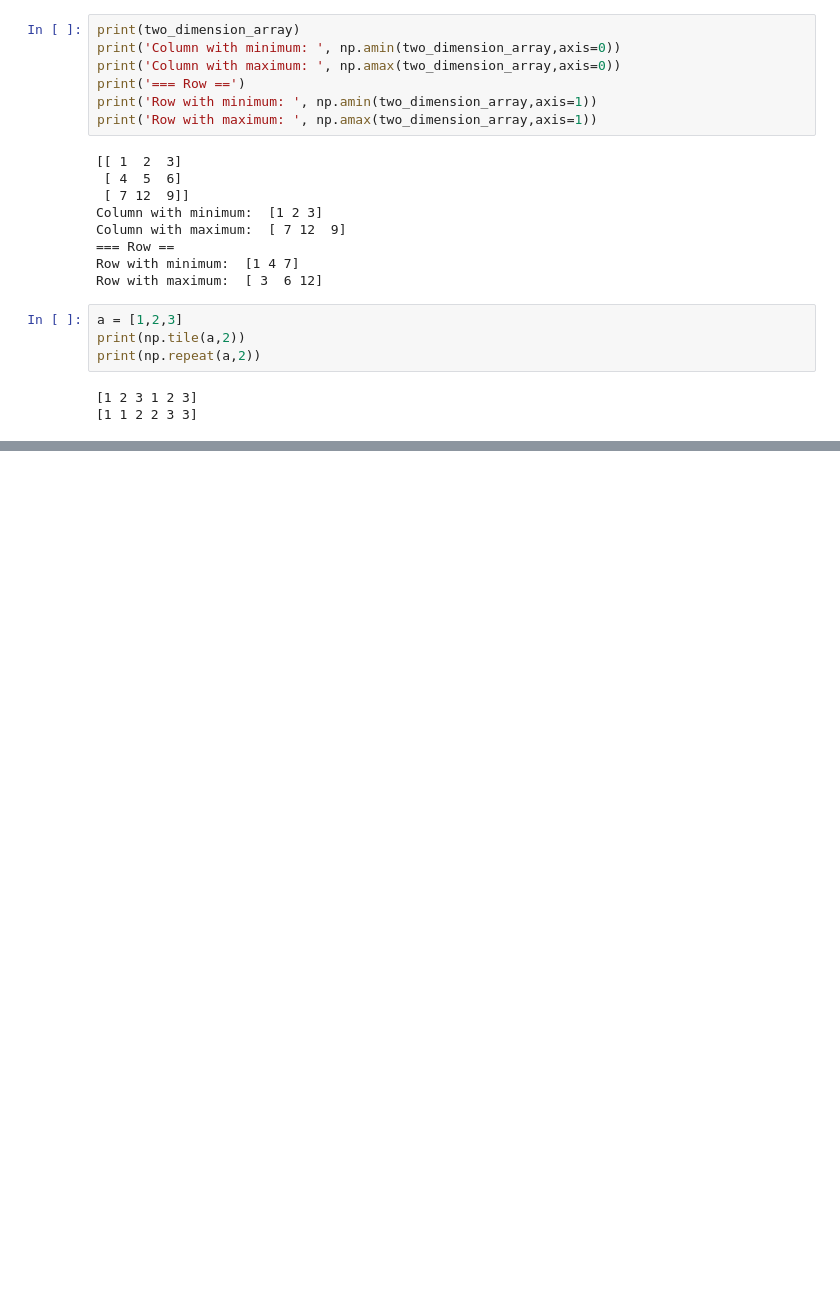
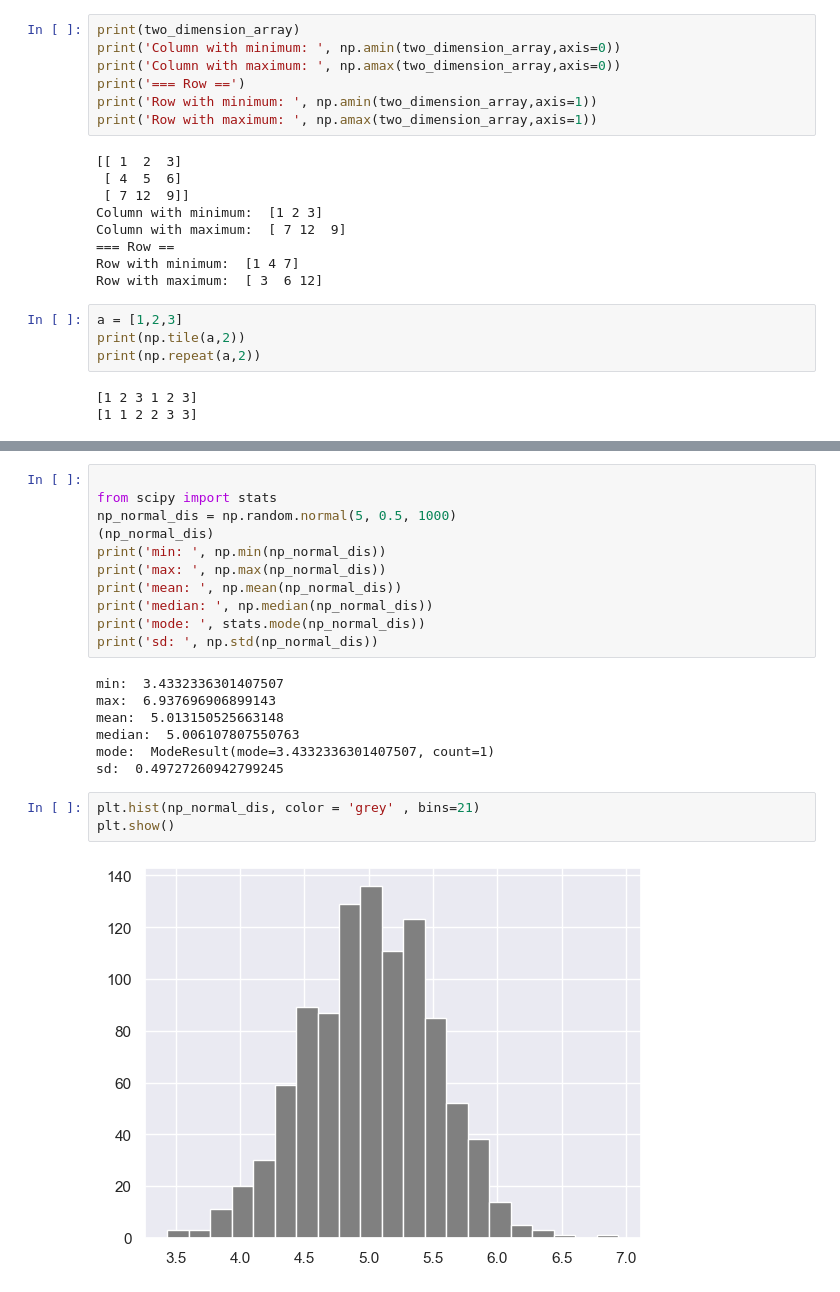
Before and after one commit to Edboch/30-days-of-python, a Jupyter notebook: Day24/stats.ipynb, the cells around one changed output, grey strips where cells are left out. Saved outputs shown, nothing was run; the diff lists cells and outputs as text; blank space fills up the shorter version.

```diff
--- a/Day24/stats.ipynb
+++ b/Day24/stats.ipynb
@@ -456,0 +477,23 @@ print(np.random.choice(['a','e','i','o','u'],size=10))
+# %%
+
+from scipy import stats
+np_normal_dis = np.random.normal(5, 0.5, 1000)
+(np_normal_dis)
+print('min: ', np.min(np_normal_dis))
+print('max: ', np.max(np_normal_dis))
+print('mean: ', np.mean(np_normal_dis))
+print('median: ', np.median(np_normal_dis))
+print('mode: ', stats.mode(np_normal_dis))
+print('sd: ', np.std(np_normal_dis))
+# %% [output]
+min:  3.4332336301407507
+max:  6.937696906899143
+mean:  5.013150525663148
+median:  5.006107807550763
+mode:  ModeResult(mode=3.4332336301407507, count=1)
+sd:  0.49727260942799245
+# %%
+plt.hist(np_normal_dis, color = 'grey' , bins=21)
+plt.show()
+# %% [output]
+[figure, added]
```
Also changed, not shown: parts of 19 cells of this notebook, 3 other files.
